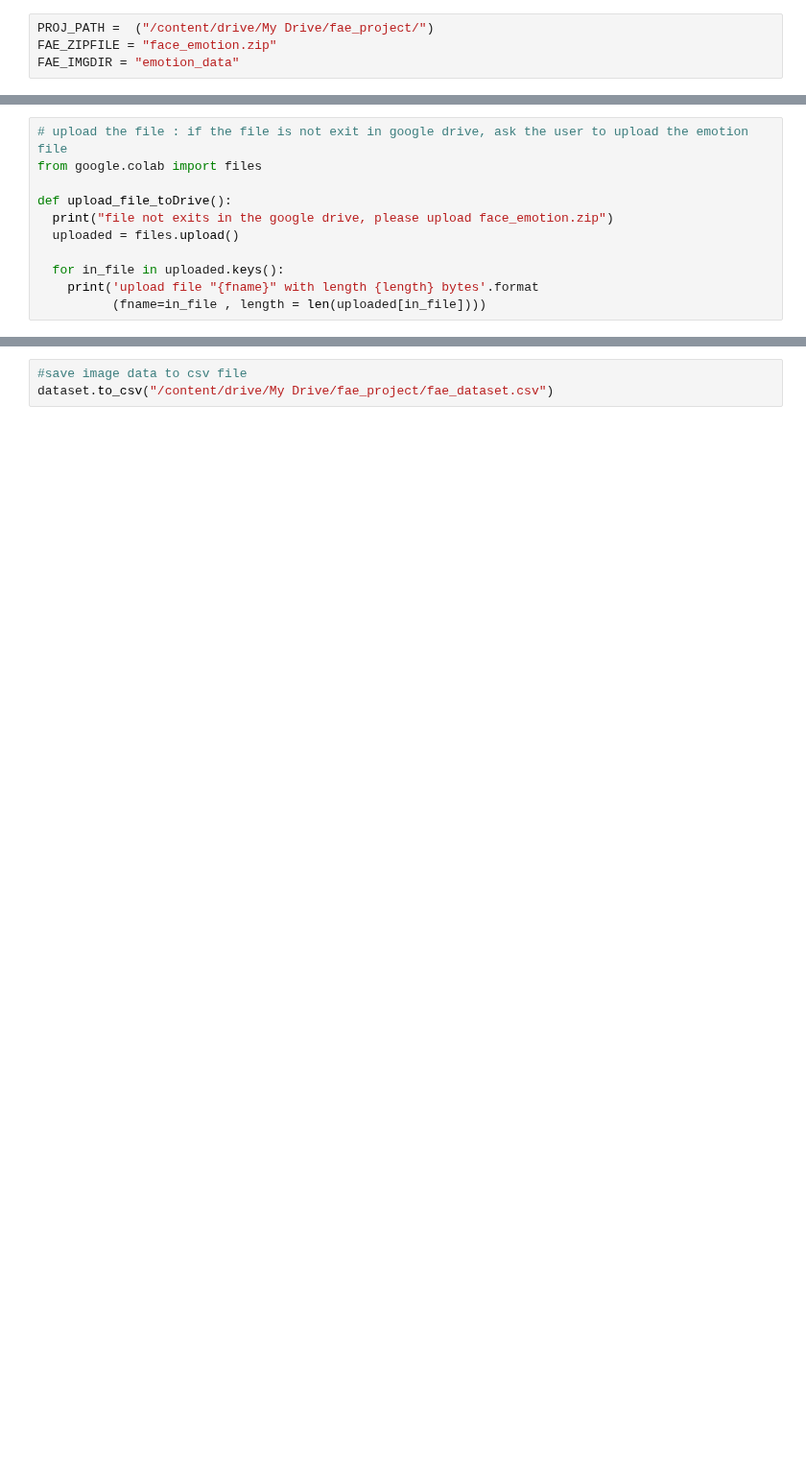
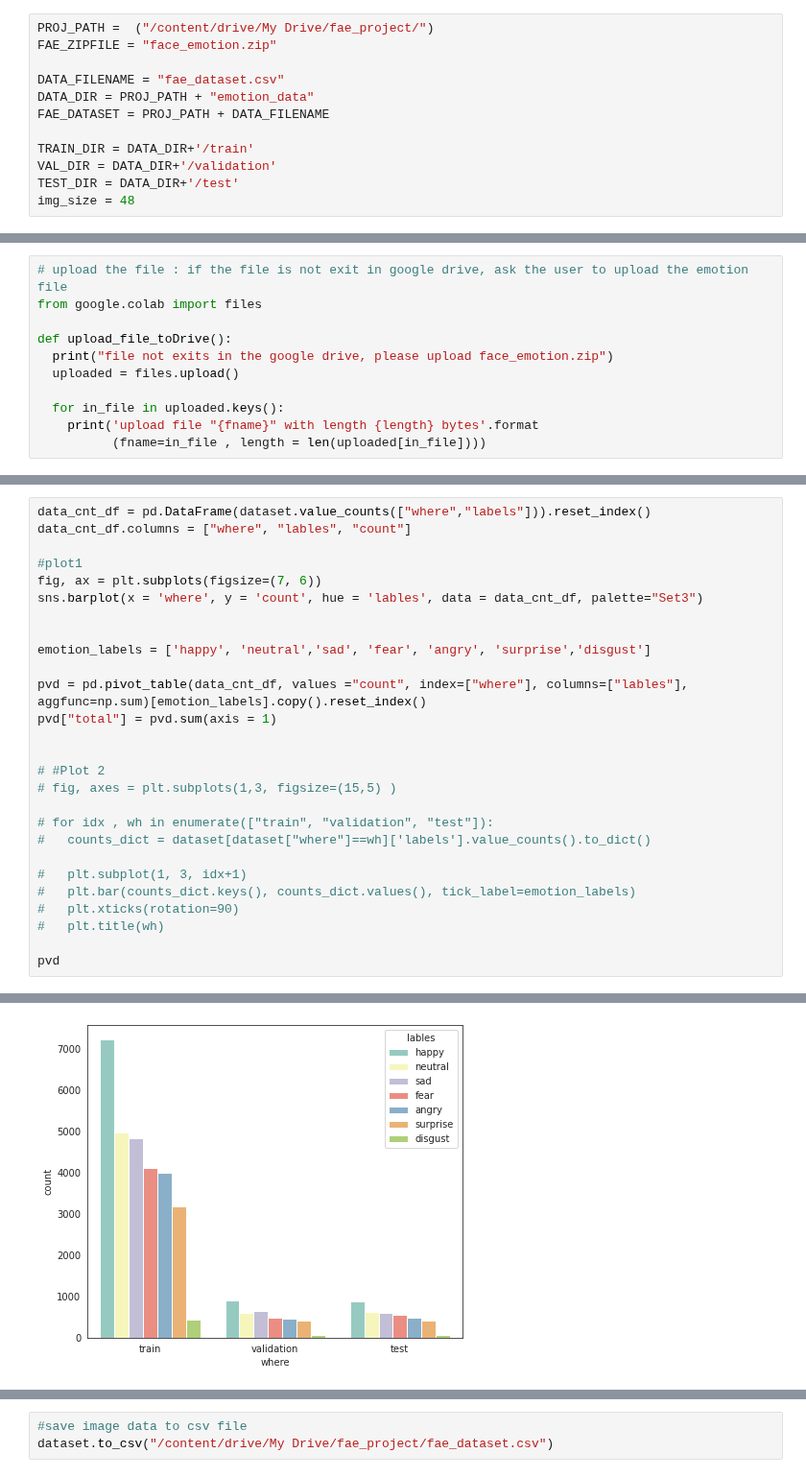
Before and after one commit to CodeHana/Facial-Expression-Recognition, a Jupyter notebook: data_exploration.ipynb, the cells around one changed output, grey strips where cells are left out. Shown at 96% size. Saved outputs shown, nothing was run; the diff lists cells and outputs as text; blank space fills up the shorter version.

```diff
--- a/data_exploration.ipynb
+++ b/data_exploration.ipynb
@@ -14,4 +19,12 @@ sns.set_style('white')
 # %%
 PROJ_PATH =  ("/content/drive/My Drive/fae_project/")
 FAE_ZIPFILE = "face_emotion.zip"
-FAE_IMGDIR = "emotion_data"
+
+DATA_FILENAME = "fae_dataset.csv"
+DATA_DIR = PROJ_PATH + "emotion_data"
+FAE_DATASET = PROJ_PATH + DATA_FILENAME
+
+TRAIN_DIR = DATA_DIR+'/train'
+VAL_DIR = DATA_DIR+'/validation'
+TEST_DIR = DATA_DIR+'/test'
+img_size = 48
@@ -119,0 +131,28 @@ dataset
+# %%
+data_cnt_df = pd.DataFrame(dataset.value_counts(["where","labels"])).reset_index()
+data_cnt_df.columns = ["where", "lables", "count"]
+
+#plot1
+fig, ax = plt.subplots(figsize=(7, 6))
+sns.barplot(x = 'where', y = 'count', hue = 'lables', data = data_cnt_df, palette="Set3")
+
+
+emotion_labels = ['happy', 'neutral','sad', 'fear', 'angry', 'surprise','disgust']
+
+pvd = pd.pivot_table(data_cnt_df, values ="count", index=["where"], columns=["lables"], aggfunc=np.sum)[emotion_labels].copy().reset_index()
+pvd["total"] = pvd.sum(axis = 1)
+
+
+# #Plot 2
+# fig, axes = plt.subplots(1,3, figsize=(15,5) )
+
+# for idx , wh in enumerate(["train", "validation", "test"]):
+#   counts_dict = dataset[dataset["where"]==wh]['labels'].value_counts().to_dict()
+
+#   plt.subplot(1, 3, idx+1)
+#   plt.bar(counts_dict.keys(), counts_dict.values(), tick_label=emotion_labels)
+#   plt.xticks(rotation=90)
+#   plt.title(wh)
+
+pvd
+# %% [output]
@@ -119,0 +163 @@ dataset
+[figure, added]
```
Also changed, not shown: parts of 22 cells of this notebook.
